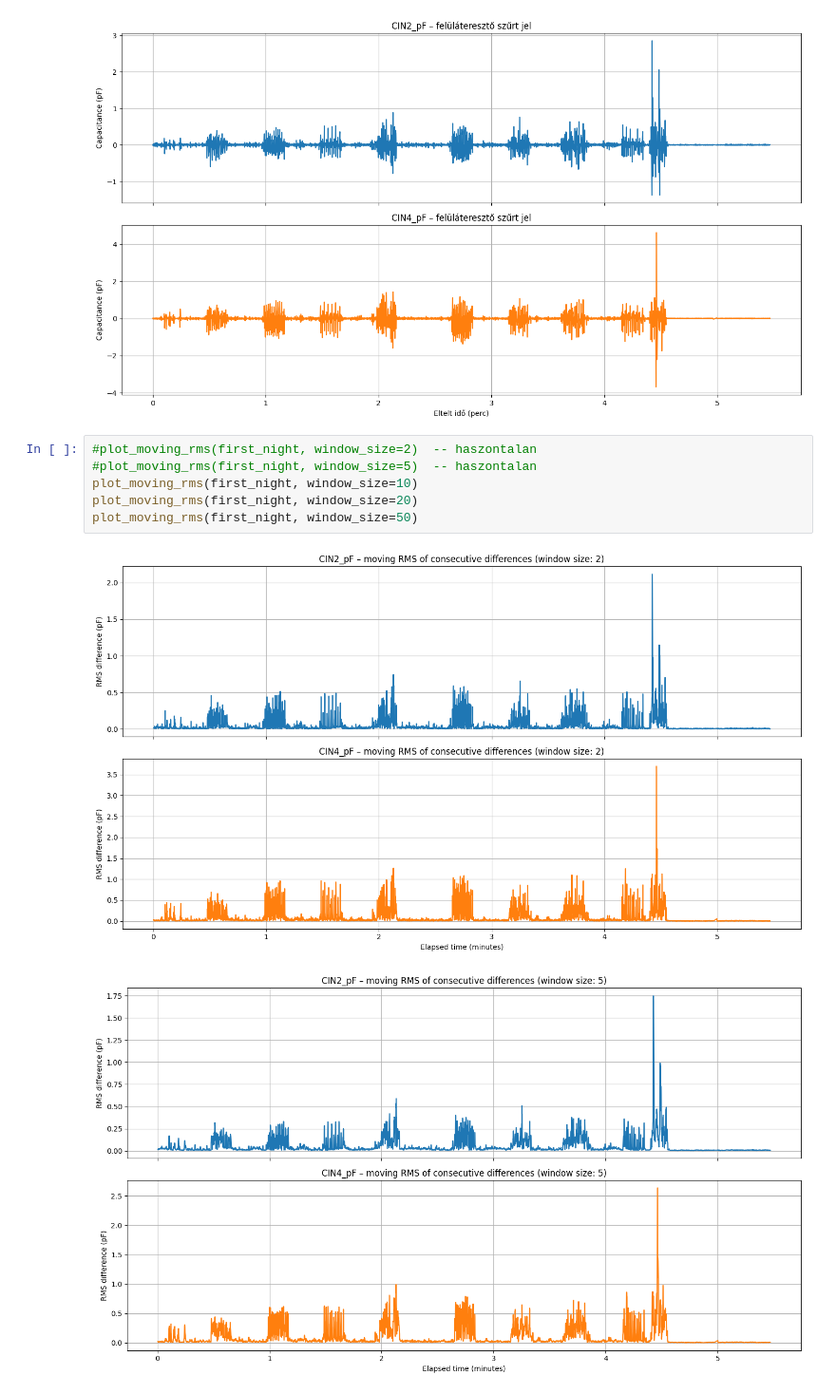
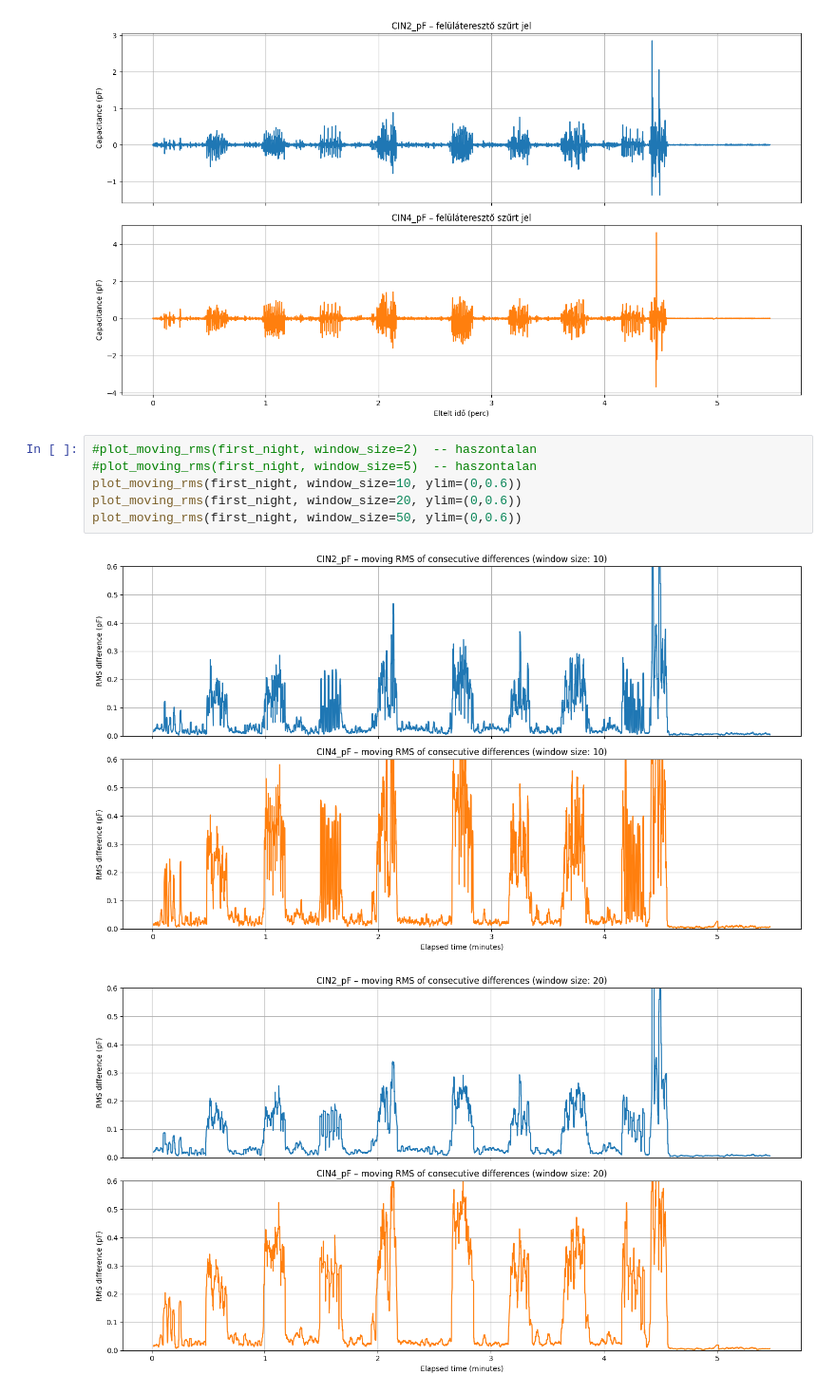
Before and after one commit to Qawes/CapMeter, a Jupyter notebook: data_analysis/algorithm_checker.ipynb, the cells around one changed output. Shown at 95% size. Drawn from its saved outputs; the diff is of its cells as text.

```diff
--- a/data_analysis/algorithm_checker.ipynb
+++ b/data_analysis/algorithm_checker.ipynb
@@ -19,9 +20,9 @@ sos = plot_filtered_data(first_night, cutoff_frequency=1)
 # %%
 #plot_moving_rms(first_night, window_size=2)  -- haszontalan
 #plot_moving_rms(first_night, window_size=5)  -- haszontalan
-plot_moving_rms(first_night, window_size=10)
-plot_moving_rms(first_night, window_size=20)
-plot_moving_rms(first_night, window_size=50)
+plot_moving_rms(first_night, window_size=10, ylim=(0,0.6))
+plot_moving_rms(first_night, window_size=20, ylim=(0,0.6))
+plot_moving_rms(first_night, window_size=50, ylim=(0,0.6))
 # %% [output]
-[figure, old version]
+[figure, new version]
-[figure, old version]
+[figure, new version]
```
Also changed, not shown: parts of 5 cells of this notebook.
